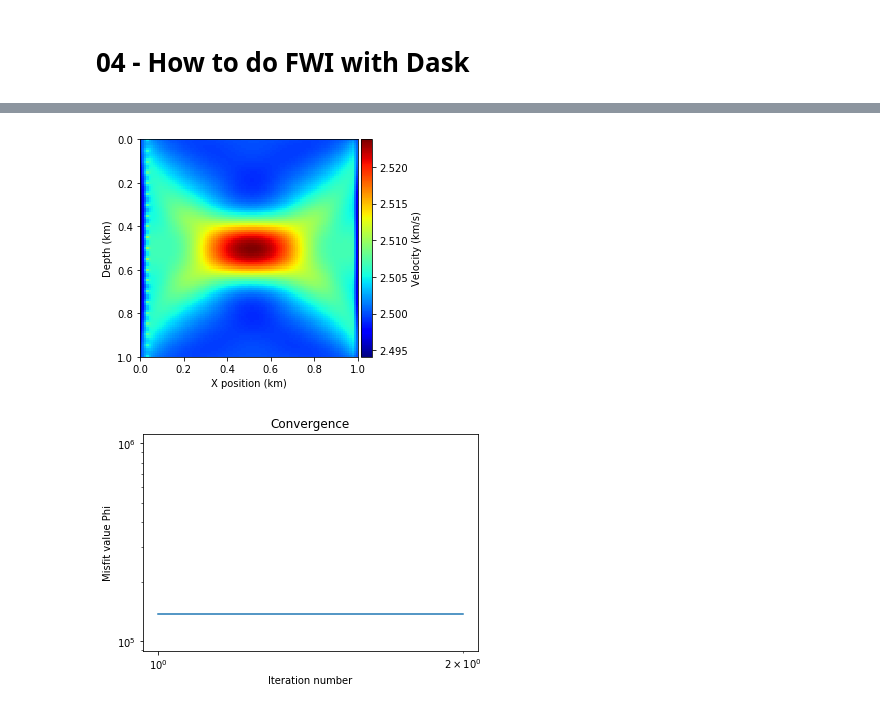
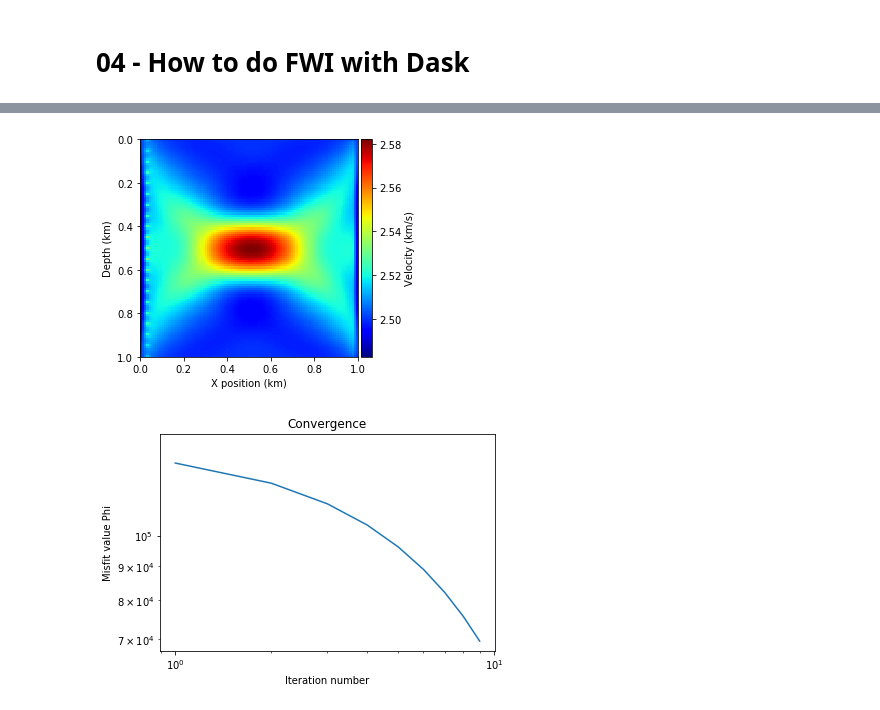
Before and after one commit to tjb900/devito, a Jupyter notebook: examples/seismic/tutorials/test_04_dask.ipynb, the cells around one changed output, grey strips where cells are left out. Drawn from its saved outputs; the diff is of its cells as text; code cells hidden in the pictures.

```diff
--- a/examples/seismic/tutorials/test_04_dask.ipynb
+++ b/examples/seismic/tutorials/test_04_dask.ipynb
@@ -25,7 +25,7 @@ if configuration['travis_test']:
     fwi_iterations = 1  # Number of outer FWI iterations
 else:
     # Default setup for demonstration purposes
-    fwi_iterations = 3  # Number of outer FWI iterations
+    fwi_iterations = 10  # Number of outer FWI iterations
 # %%
 # Define true and initial model
 def get_grid():
@@ -152,16 +159,16 @@ param = {'model':get_initial_model(),
 # %%
-# # Plot FWI gradient and model update
-# from examples.seismic import plot_image
+# Plot FWI gradient and model update
+from examples.seismic import plot_image
 
-# # Plot the FWI gradient
-# plot_image(g, vmin=-1e4, vmax=1e4, cmap="jet")
+# Plot the FWI gradient
+plot_image(g, vmin=-1e4, vmax=1e4, cmap="jet")
 
-# # Plot the difference between the true and initial model.
-# # This is not known in practice as only the initial model is provided.
-# plot_image(param['model'].m.data - get_true_model().m.data,
-#            vmin=-1e-1, vmax=1e-1, cmap="jet")
+# Plot the difference between the true and initial model.
+# This is not known in practice as only the initial model is provided.
+plot_image(param['model'] - get_true_model().m.data,
+           vmin=-1e-1, vmax=1e-1, cmap="jet")
 
-# # Show what the update does to the model
-# alpha = .05 / np.max(g)
-# plot_image(param['model'].m.data - alpha*g,
-#            vmin=.1, vmax=.2, cmap="jet")
+# Show what the update does to the model
+alpha = .05 / np.max(g)
+plot_image(param['model'] - alpha*g,
+           vmin=.1, vmax=.2, cmap="jet")
@@ -176,7 +187,7 @@ def fwi(param, fwi_iterations):
     # Run FWI with gradient descent
     history = np.zeros((fwi_iterations, 1))
     for i in range(fwi_iterations):
-        param['fwiiter'] = i
+        param['fwi_iter'] = i
 
         # Compute the functional value and gradient for the current
         # model estimate.
@@ -191,12 +202,12 @@ def fwi(param, fwi_iterations):
         # where epsilon is a minimum decrease constant
         alpha = .001 / np.max(g)
 
-        param['model'].m.data[:] -= alpha * g
-        bound_constr(param['model'].m.data[:])
+        param['model'] -= alpha * g
+        bound_constr(param['model'])
 
         # Log the progress made
         print('Objective value is %f at iteration %d' % (f, i+1))
-        print(np.linalg.norm(param['model'].m.data[:].flatten()))
+        print(np.linalg.norm(param['model'].flatten()))
     return history
 
 history = fwi(param, fwi_iterations)
@@ -210,21 +235,24 @@ Objective value is 137325.854551 at iteration 3
 # %%
 # Plot inverted velocity model
 
 # First, update velocity from computed square slowness
-nbpml = param['model'].nbpml
-param['model'].vp = np.sqrt(1. / param['model'].m.data[nbpml:-nbpml, nbpml:-nbpml])
+model_n = get_initial_model()
+model_n.m.data[:] = param['model']
 
-plot_velocity(param['model'])
+nbpml = model_n.nbpml
+model_n.vp = np.sqrt(1. / model_n.m.data[nbpml:-nbpml, nbpml:-nbpml])
+
+plot_velocity(model_n)
 
 # Plot objective function decrease
 import matplotlib.pyplot as plt
 
 plt.figure()
 plt.loglog(history)
 plt.xlabel('Iteration number')
 plt.ylabel('Misfit value Phi')
 plt.title('Convergence')
 plt.show()
 # %% [output]
-[figure, old version]
+[figure, new version]
-[figure, old version]
+[figure, new version]
```
Also changed, not shown: parts of 5 cells of this notebook.
